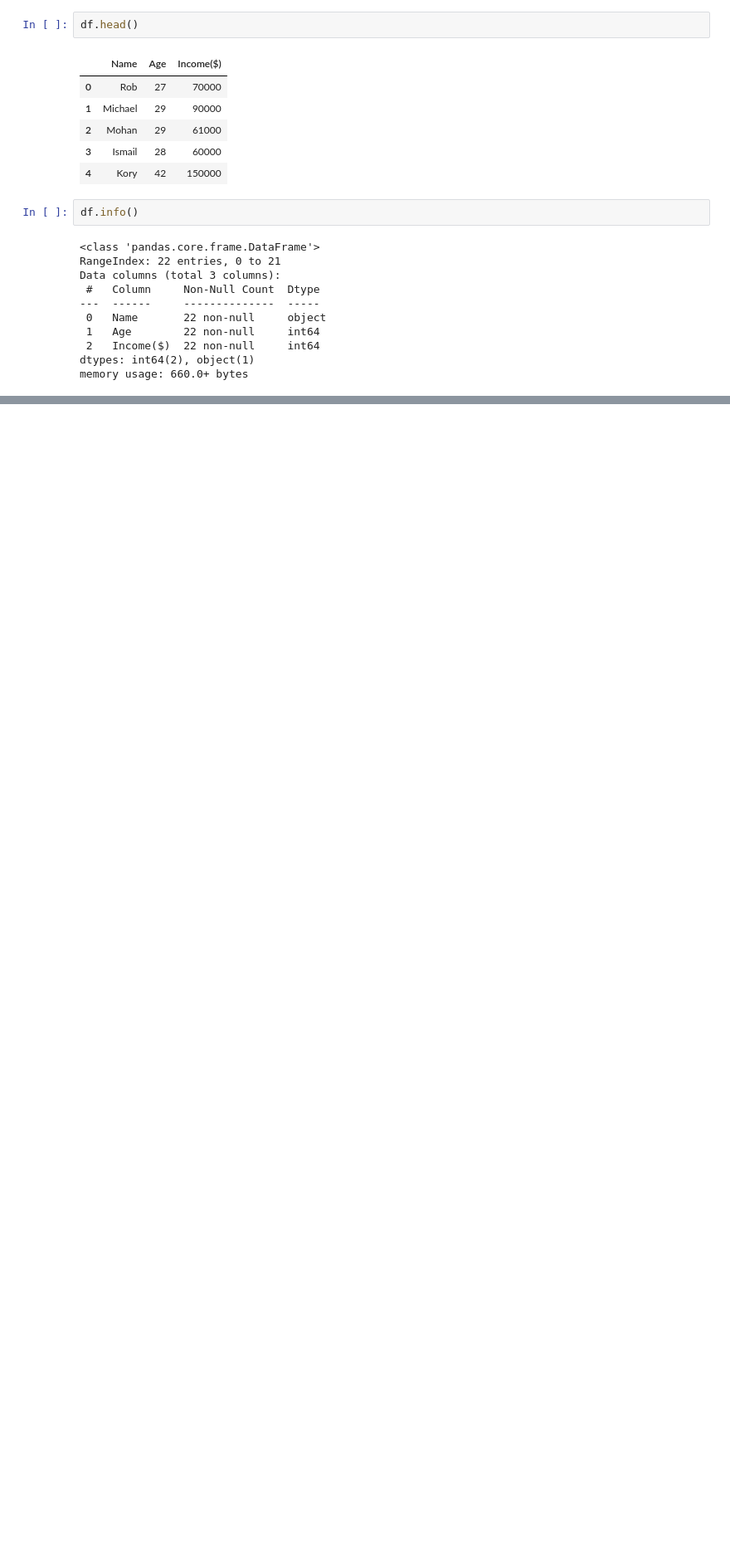
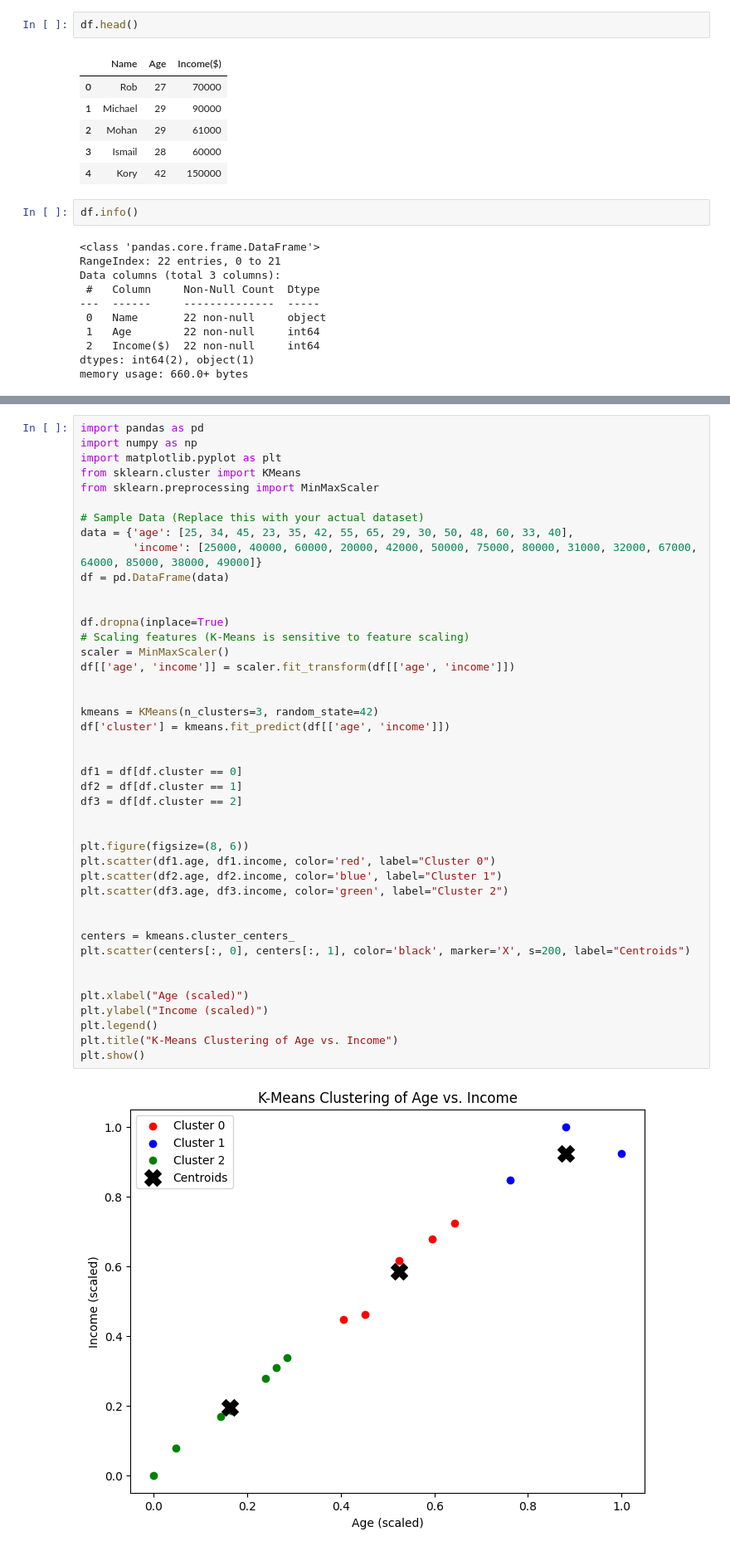
Before and after one commit to harsh-busam04/assignment_ml, a Jupyter notebook: Untitled11.ipynb, the cells around one changed output, grey strips where cells are left out. Shown at 83% size. Cells and saved outputs as stored; diff of their text form; blank space fills up the shorter version.

```diff
--- a/Untitled11.ipynb
+++ b/Untitled11.ipynb
@@ -60,0 +70,45 @@ memory usage: 660.0+ bytes
+# %%
+import pandas as pd
+import numpy as np
+import matplotlib.pyplot as plt
+from sklearn.cluster import KMeans
+from sklearn.preprocessing import MinMaxScaler
+
+# Sample Data (Replace this with your actual dataset)
+data = {'age': [25, 34, 45, 23, 35, 42, 55, 65, 29, 30, 50, 48, 60, 33, 40],
+        'income': [25000, 40000, 60000, 20000, 42000, 50000, 75000, 80000, 31000, 32000, 67000, 64000, 85000, 38000, 49000]}
+df = pd.DataFrame(data)
+
+
+df.dropna(inplace=True)
+# Scaling features (K-Means is sensitive to feature scaling)
+scaler = MinMaxScaler()
+df[['age', 'income']] = scaler.fit_transform(df[['age', 'income']])
+
+
+kmeans = KMeans(n_clusters=3, random_state=42)
+df['cluster'] = kmeans.fit_predict(df[['age', 'income']])
+
+
+df1 = df[df.cluster == 0]
+df2 = df[df.cluster == 1]
+df3 = df[df.cluster == 2]
+
+
+plt.figure(figsize=(8, 6))
+plt.scatter(df1.age, df1.income, color='red', label="Cluster 0")
+plt.scatter(df2.age, df2.income, color='blue', label="Cluster 1")
+plt.scatter(df3.age, df3.income, color='green', label="Cluster 2")
+
+
+centers = kmeans.cluster_centers_
+plt.scatter(centers[:, 0], centers[:, 1], color='black', marker='X', s=200, label="Centroids")
+
+
+plt.xlabel("Age (scaled)")
+plt.ylabel("Income (scaled)")
+plt.legend()
+plt.title("K-Means Clustering of Age vs. Income")
+plt.show()
+# %% [output]
+[figure, added]
```
Also changed, not shown: parts of 8 cells of this notebook.
